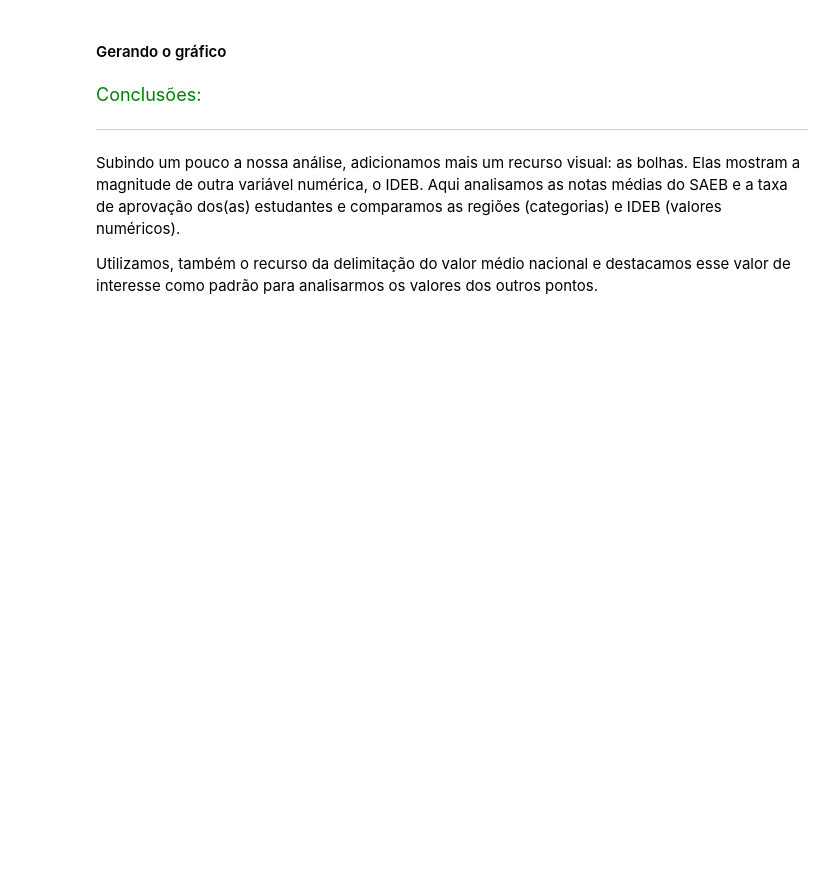
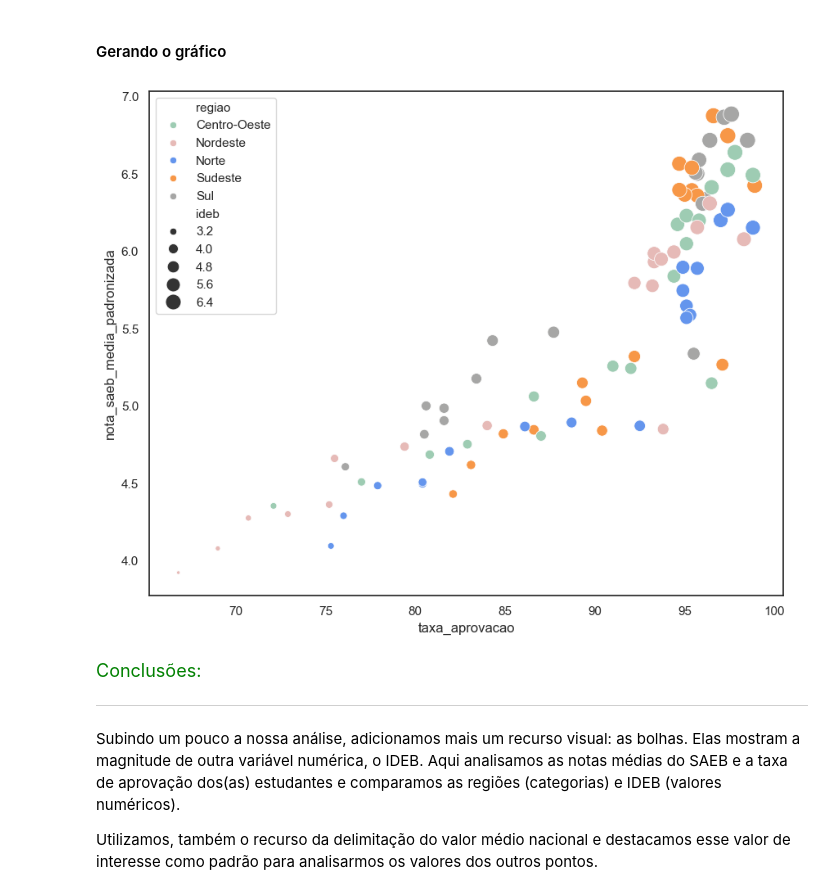
Before and after one commit to juliogazoli/alura-data-visualization-python-graficos-de-composicao-e-relacionamento, a Jupyter notebook: Projeto Inicial - Data Visualization_ gráficos de composição e relacionamento.ipynb, the cells around one changed output. Drawn from its saved outputs; the diff is of its cells as text; code cells hidden in the pictures; blank space fills up the shorter version.

```diff
--- a/Projeto Inicial - Data Visualization_ gráficos de composição e relacionamento.ipynb
+++ b/Projeto Inicial - Data Visualization_ gráficos de composição e relacionamento.ipynb
@@ -1438,7 +1452,8 @@ Aqui utilizamos dois recursos visuais que é o de acercamento (gerado pela delim
 #### Visualizando os dados
 # %%
 # Selecionando os dados desejados do dataframe
-ideb_efaf = ideb.query("anos_escolares == 'EFAF'")[
-    ["regiao", "taxa_aprovacao", "nota_saeb_media_padronizada", "ideb"]]
+ideb_efaf = ideb.query('anos_escolares == "EFAF"')[
+    ['regiao', 'taxa_aprovacao', 'nota_saeb_media_padronizada', 'ideb']
+]
 ideb_efaf = ideb_efaf.reset_index(drop=True)
 ideb_efaf.head()
@@ -1459,39 +1481,49 @@ fig, ax = plt.subplots(figsize=(10, 8))
 cores = [VERDE3, VERMELHO2, AZUL3, LARANJA1, CINZA4]
 
 # Gerando o gráfico de bolhas
-...
+ax = sns.scatterplot(
+    data=ideb_efaf,
+    x='taxa_aprovacao',
+    y='nota_saeb_media_padronizada',
+    hue='regiao',
+    size='ideb',
+    sizes=(10, 200),
+    palette=cores,
+)
 
 # # Adicionando o IDEB nacional (Taxa * Nota Padronizada) - https://download.inep.gov.br/institucional/apresentacao_saeb_ideb_2021.pdf
 # ax.scatter([96], [5.32], color=VERMELHO1, s=80)
 # plt.axvline(x=96, color = CINZA5, linestyle='--', linewidth=0.5) # adicionando linhas de referência do IDEB nacional
 # plt.axhline(y=5.32, color = CINZA5, linestyle='--', linewidth=0.5) # adicionando linhas de referência do IDEB nacional
 # ax.text(95, 5.4, 'IDEB = 5.1\n(Brasil) 2021', color=CINZA3, fontsize=10, fontweight='bold')
 
 # ## Personalizando o gráfico
 # plt.suptitle('Taxa de Aprovação X Nota Média Padronizada do SAEB', size=18, color=CINZA1, ha = 'right', x = 0.81, y = 1.07)
 # plt.title('Do Ensino Fudamental Anos Finais (EFAF) entre os anos de 2005 a 2021', fontsize=14, color=CINZA3, pad = 30, loc = "left")
 # ax.legend(bbox_to_anchor=(71, 7), fontsize = 10, loc='upper left', bbox_transform=ax.transData)
 # ax.xaxis.set_tick_params(labelsize=11, color = CINZA3)
 # ax.yaxis.set_tick_params(labelsize=11, color = CINZA3)
 # ax.set_xlim(70, 100)
 # ax.set_ylim(4, 7)
 
 # # Propriedades dos eixos x e y
 # xticks = np.arange(70, 105, 5)
 # yticks = np.arange(4, 7.5, 0.5)
 # plt.setp(ax, xticks=xticks, xticklabels=[str(i)+'%' for i in xticks], yticks=yticks)
 
 # # Ajustando a aparência dos ticks e tick labels
 # ax.tick_params(top=True, bottom=False, labelbottom=False, labeltop=True)
 # ax.xaxis.set_label_position('top')
 # ax.set_xlabel('Taxa de Aprovação (%)', fontsize = 14, loc="left", labelpad = 15)
 # ax.set_ylabel('Nota Média Padronizada (0 - 10)', fontsize = 14, loc="top", labelpad = 15)
 
 # # Removendo bordas da direita e base e alterando as cores da borda esquerda e do topo
 # ax.spines[['right', "bottom"]].set_visible(False)
 # ax.spines[['left', "top"]].set_color(CINZA3)
 
 plt.show()
+# %% [output]
+[figure, added]
 # %% [markdown]
 <font color=green size=4> Conclusões: </font>
 
```
Also changed, not shown: parts of 13 cells of this notebook.
